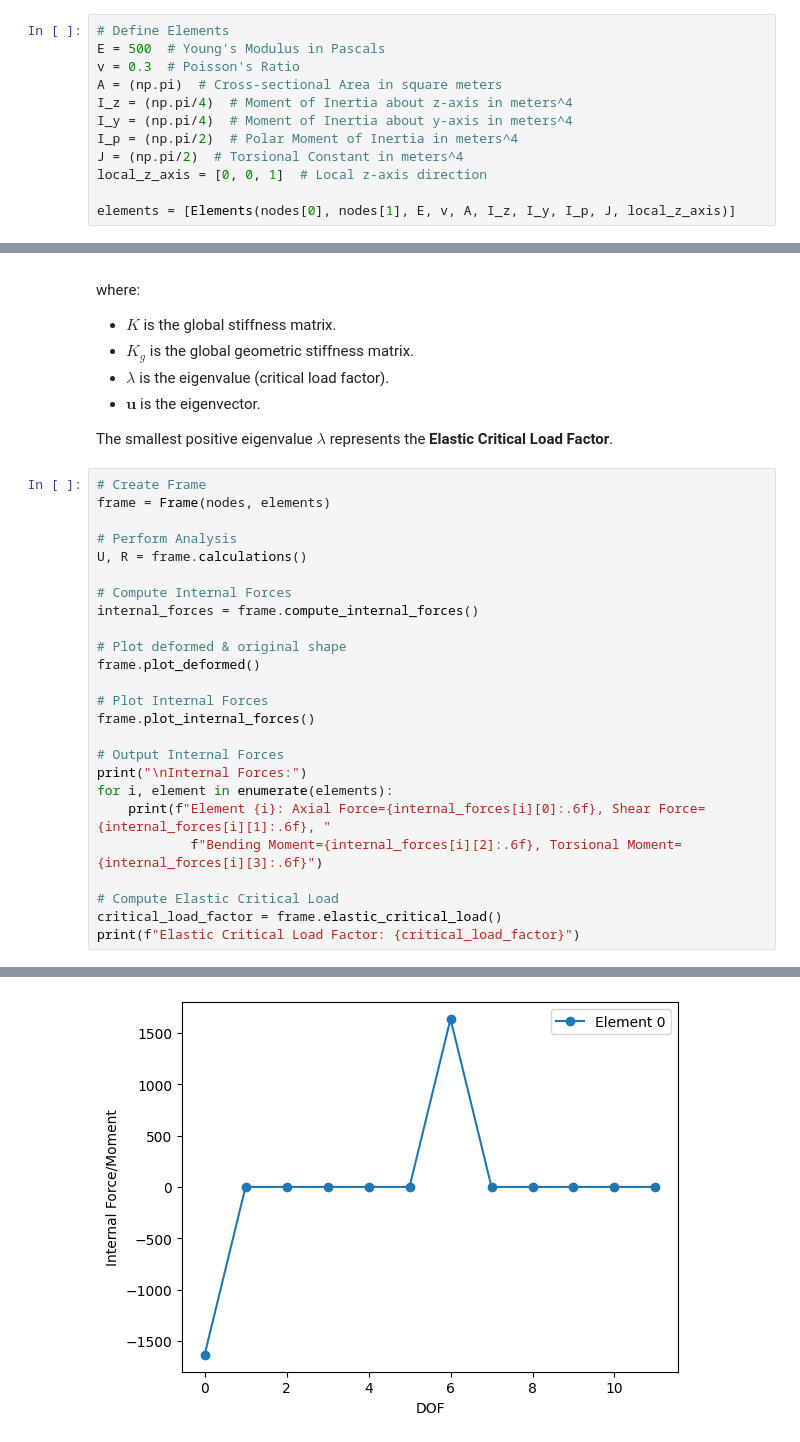
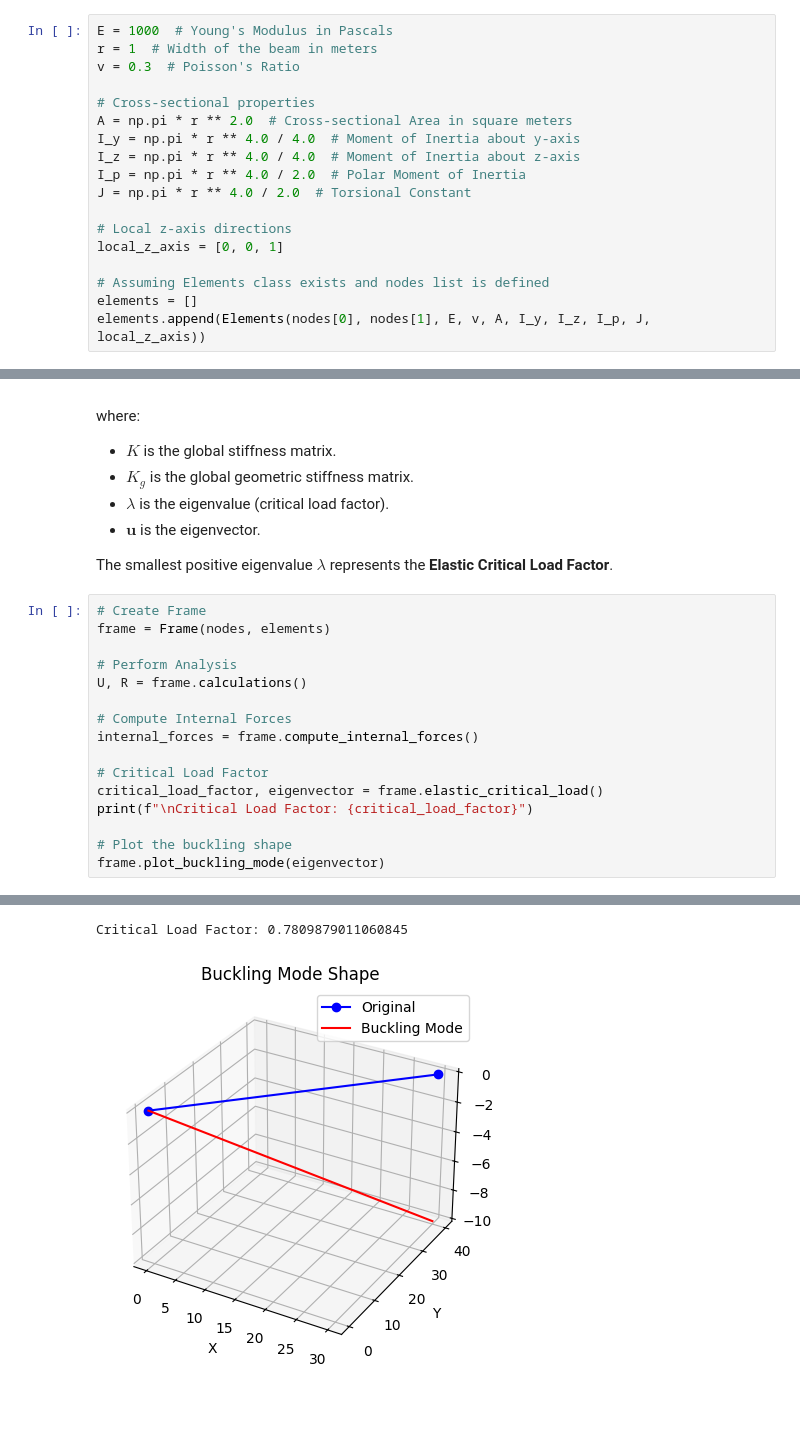
Before and after one commit to K-batonisashvili/Computational-Mechanics-Nonlinear-Systems, a Jupyter notebook: Assignment-2/Geometric-Analysis-Direct-Stiffness/src/tutorials.ipynb, the cells around one changed output, grey strips where cells are left out. Saved outputs shown, nothing was run; the diff lists cells and outputs as text; blank space fills up the shorter version.

```diff
--- a/Assignment-2/Geometric-Analysis-Direct-Stiffness/src/tutorials.ipynb
+++ b/Assignment-2/Geometric-Analysis-Direct-Stiffness/src/tutorials.ipynb
@@ -40,17 +40,23 @@ nodes[1].set_nodal_load(1000, 0, 0, 0, 0, 0)
 
 Next, we define the elements of the structure. Each element connects two nodes and has material properties such as Young's modulus, Poisson's ratio, and cross-sectional area.
 # %%
-# Define Elements
-E = 500  # Young's Modulus in Pascals
+E = 1000  # Young's Modulus in Pascals
+r = 1  # Width of the beam in meters
 v = 0.3  # Poisson's Ratio
-A = (np.pi)  # Cross-sectional Area in square meters
-I_z = (np.pi/4)  # Moment of Inertia about z-axis in meters^4
-I_y = (np.pi/4)  # Moment of Inertia about y-axis in meters^4
-I_p = (np.pi/2)  # Polar Moment of Inertia in meters^4
-J = (np.pi/2)  # Torsional Constant in meters^4
-local_z_axis = [0, 0, 1]  # Local z-axis direction
 
-elements = [Elements(nodes[0], nodes[1], E, v, A, I_z, I_y, I_p, J, local_z_axis)]
+# Cross-sectional properties
+A = np.pi * r ** 2.0  # Cross-sectional Area in square meters
+I_y = np.pi * r ** 4.0 / 4.0  # Moment of Inertia about y-axis
+I_z = np.pi * r ** 4.0 / 4.0  # Moment of Inertia about z-axis
+I_p = np.pi * r ** 4.0 / 2.0  # Polar Moment of Inertia
+J = np.pi * r ** 4.0 / 2.0  # Torsional Constant
+
+# Local z-axis directions
+local_z_axis = [0, 0, 1]
+
+# Assuming Elements class exists and nodes list is defined
+elements = []
+elements.append(Elements(nodes[0], nodes[1], E, v, A, I_y, I_z, I_p, J, local_z_axis))
 # %% [markdown]
 **Step 3: Create Frame and Perform Analysis**
 
@@ -82,19 +88,10 @@ U, R = frame.calculations()
 # Compute Internal Forces
 internal_forces = frame.compute_internal_forces()
 
-# Plot deformed & original shape
-frame.plot_deformed()
+# Critical Load Factor
+critical_load_factor, eigenvector = frame.elastic_critical_load()
+print(f"\nCritical Load Factor: {critical_load_factor}")
 
-# Plot Internal Forces
-frame.plot_internal_forces()
-
-# Output Internal Forces
-print("\nInternal Forces:")
-for i, element in enumerate(elements):
-    print(f"Element {i}: Axial Force={internal_forces[i][0]:.6f}, Shear Force={internal_forces[i][1]:.6f}, "
-            f"Bending Moment={internal_forces[i][2]:.6f}, Torsional Moment={internal_forces[i][3]:.6f}")
-
-# Compute Elastic Critical Load
-critical_load_factor = frame.elastic_critical_load()
-print(f"Elastic Critical Load Factor: {critical_load_factor}")
+# Plot the buckling shape
+frame.plot_buckling_mode(eigenvector)
 # %% [output]
@@ -102 +99,2 @@ print(f"Elastic Critical Load Factor: {critical_load_factor}")
+Critical Load Factor: 0.7809879011060845
-[figure, old version]
+[figure, new version]
```
Also changed, not shown: parts of 4 cells of this notebook, 3 other files.
